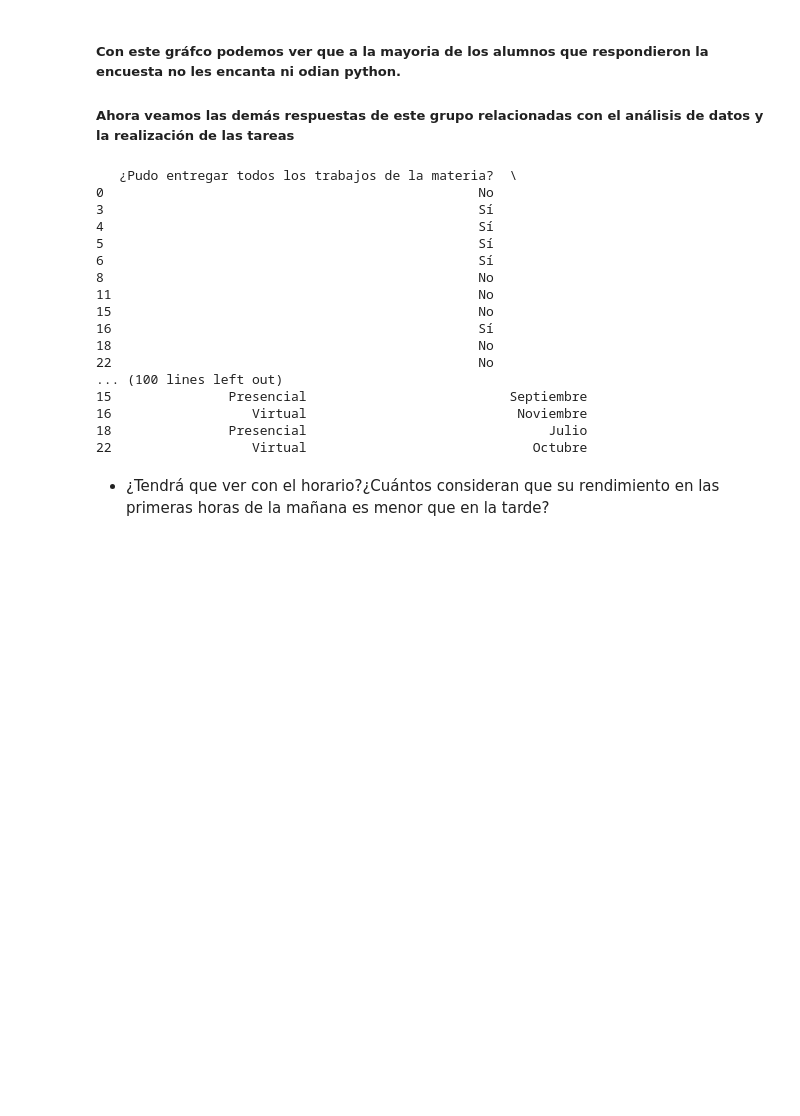
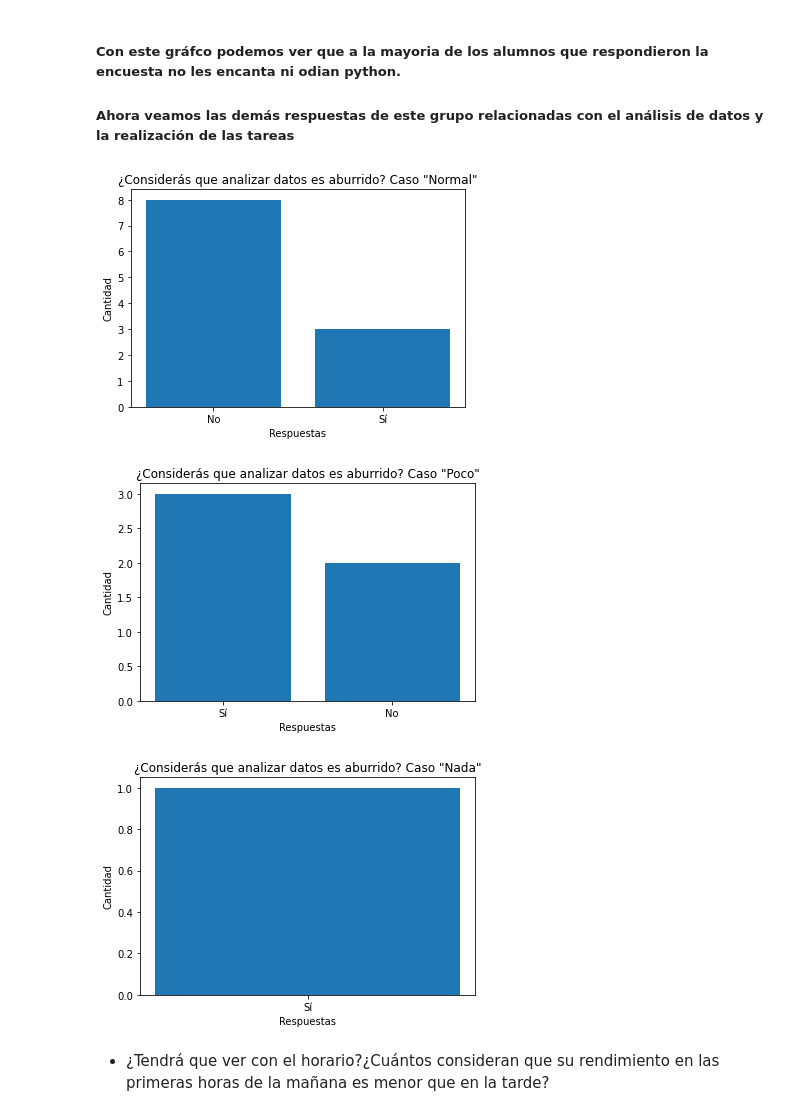
Before and after one commit to sofiaPalavecino/Sofia-Palavecino, a Jupyter notebook: 1011/notebooks/1011.ipynb, the cells around one changed output. Cells and saved outputs as stored; diff of their text form; code cells hidden in the pictures; blank space fills up the shorter version.

Commit message:
trabajo final

```diff
--- a/1011/notebooks/1011.ipynb
+++ b/1011/notebooks/1011.ipynb
@@ -28,35 +28,41 @@ plt.show()
 ##### Con este gráfco podemos ver que a la mayoria de los alumnos que respondieron la encuesta no les encanta ni odian python.
 
 ##### Ahora veamos las demás respuestas de este grupo relacionadas con el análisis de datos y la realización de las tareas
-# %%
-pythonNormal=rtas[rtas["¿Cuánto te gusta Python como lenguaje de programación?"]=="Normal"]
-
-valoresX=rtas["¿Cuánto te gusta Python como lenguaje de programación?"].unique()
-valoresY=rtas["¿Cuánto te gusta Python como lenguaje de programación?"].value_counts().tolist()
-
-plt.bar(valoresX,valoresY)
-plt.title('¿Cuánto te gusta Python como lenguaje de programación?')
-plt.xlabel('Respuestas')
-plt.ylabel('Cantidad')
-plt.show()
-# %% [output]
-   ¿Pudo entregar todos los trabajos de la materia?  \
-0                                                No
-3                                                Sí
-4                                                Sí
-5                                                Sí
-6                                                Sí
-8                                                No
-11                                               No
-15                                               No
-16                                               Sí
-18                                               No
-22                                               No
-... (100 lines left out)
-15               Presencial                          Septiembre
-16                  Virtual                           Noviembre
-18               Presencial                               Julio
-22                  Virtual                             Octubre
+# %%
+pythonNormal=rtas[(rtas["¿Cuánto te gusta Python como lenguaje de programación?"]=="Normal")]
+pythonPoco=rtas[(rtas["¿Cuánto te gusta Python como lenguaje de programación?"]=="Un poco")]
+pythonNada=rtas[(rtas["¿Cuánto te gusta Python como lenguaje de programación?"]=="Nada")]
+
+valoresX=pythonNormal["¿Considerás que analizar datos es aburrido?"].unique()
+valoresY=pythonNormal["¿Considerás que analizar datos es aburrido?"].value_counts().tolist()
+
+plt.bar(valoresX,valoresY)
+plt.title('¿Considerás que analizar datos es aburrido? Caso "Normal"')
+plt.xlabel('Respuestas')
+plt.ylabel('Cantidad')
+plt.show()
+
+valoresX=pythonPoco["¿Considerás que analizar datos es aburrido?"].unique()
+valoresY=pythonPoco["¿Considerás que analizar datos es aburrido?"].value_counts().tolist()
+
+plt.bar(valoresX,valoresY)
+plt.title('¿Considerás que analizar datos es aburrido? Caso "Poco"')
+plt.xlabel('Respuestas')
+plt.ylabel('Cantidad')
+plt.show()
+
+valoresX=pythonNada["¿Considerás que analizar datos es aburrido?"].unique()
+valoresY=pythonNada["¿Considerás que analizar datos es aburrido?"].value_counts().tolist()
+
+plt.bar(valoresX,valoresY)
+plt.title('¿Considerás que analizar datos es aburrido? Caso "Nada"')
+plt.xlabel('Respuestas')
+plt.ylabel('Cantidad')
+plt.show()
+# %% [output]
+[figure, added]
+[figure, added]
+[figure, added]
 # %% [markdown]
 - ¿Tendrá que ver con el horario?¿Cuántos consideran que su rendimiento en las primeras horas de la mañana es menor que en la tarde?
 # %% [markdown]
```
